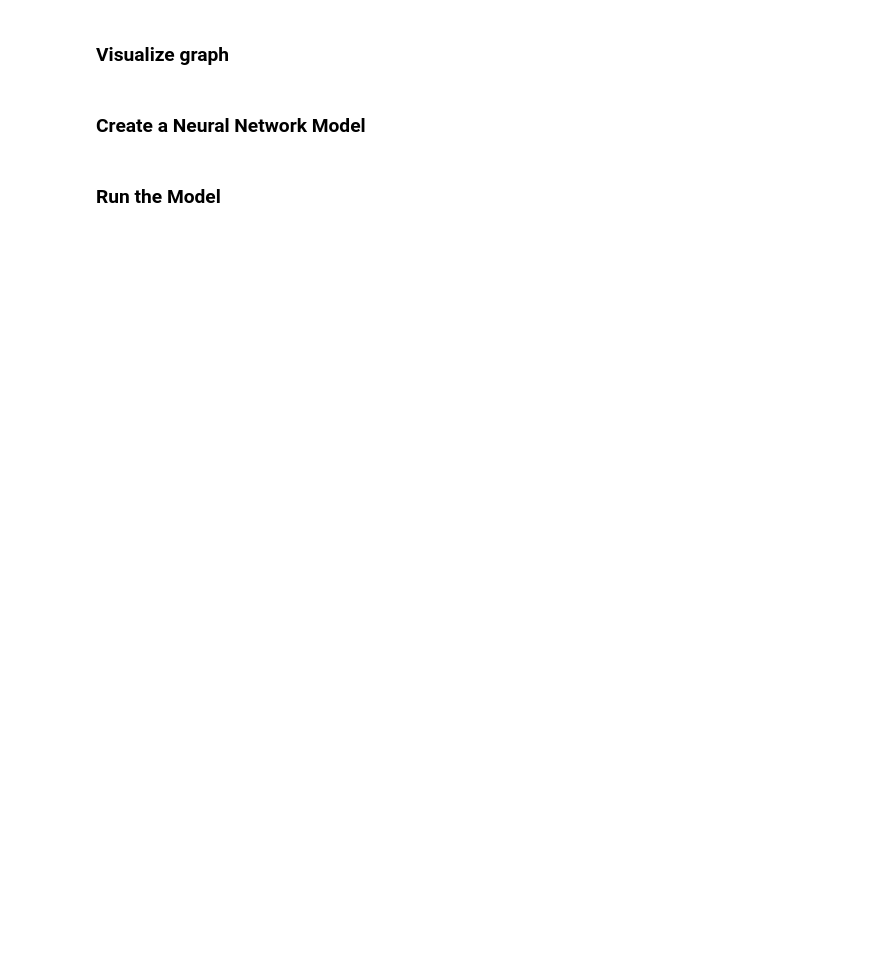
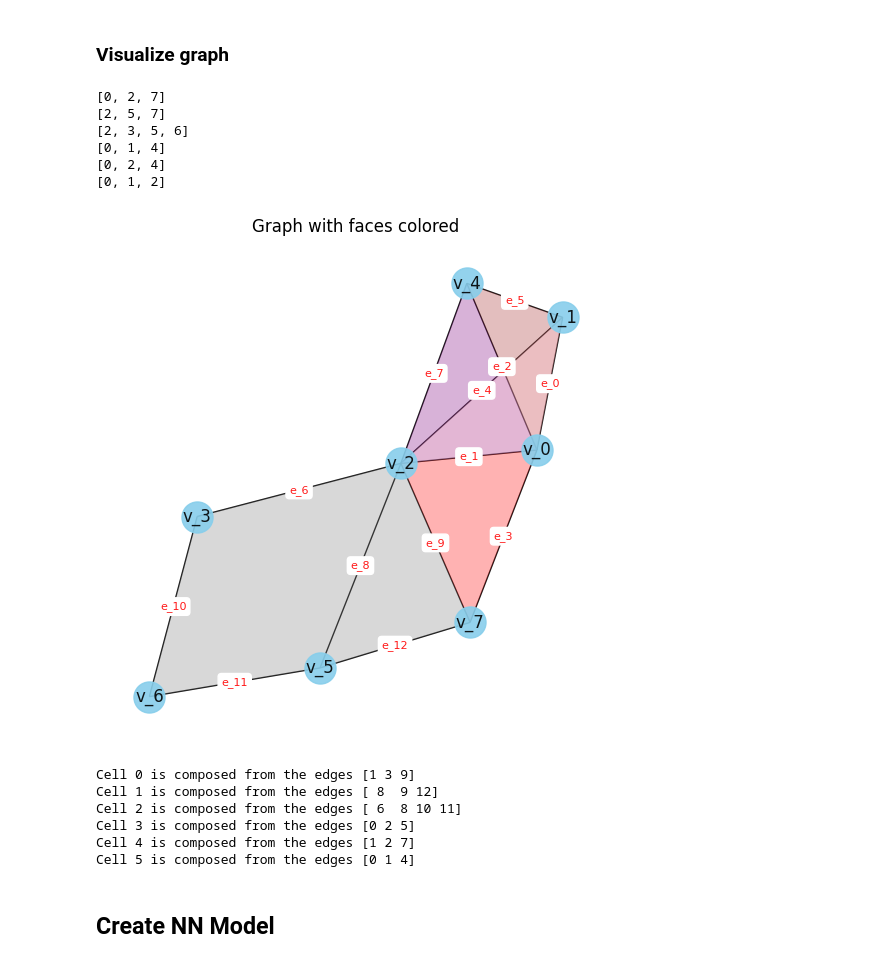
Before and after one commit to pyt-team/challenge-icml-2024, a Jupyter notebook: tutorials/graph2cell/cycle_lifting.ipynb, the cells around one changed output. Drawn from its saved outputs; the diff is of its cells as text; code cells hidden in the pictures; blank space fills up the shorter version.

```diff
--- a/tutorials/graph2cell/cycle_lifting.ipynb
+++ b/tutorials/graph2cell/cycle_lifting.ipynb
@@ -87,11 +114,33 @@ Transform parameters are the same, using existing data_dir: /home/lev/projects/c
 # %% [markdown]
 ### Visualize graph
 # %%
-# from modules.io.utils.utils import plot_manual_graph
-# plot_manual_graph(dataset.data)
-# DONE FOR SIMPLICIAL COMPLEXES; We have to do same for cell and hypergraph
+from modules.io.utils.utils import plot_manual_graph
+plot_manual_graph(dataset)
+# %% [output]
+[0, 2, 7]
+[2, 5, 7]
+[2, 3, 5, 6]
+[0, 1, 4]
+[0, 2, 4]
+[0, 1, 2]
+[figure, added]
+# %%
+incidence_2 = dataset.incidence_2.coalesce()
+indices = incidence_2.indices()
+
+for cell_idx in torch.unique(indices[1]):
+    corresponding_idxs = indices[1]==cell_idx
+    edges = indices[0,corresponding_idxs]
+    print(f"Cell {cell_idx} is composed from the edges {edges.numpy()}")
+# %% [output]
+Cell 0 is composed from the edges [1 3 9]
+Cell 1 is composed from the edges [ 8  9 12]
+Cell 2 is composed from the edges [ 6  8 10 11]
+Cell 3 is composed from the edges [0 2 5]
+Cell 4 is composed from the edges [1 2 7]
+Cell 5 is composed from the edges [0 1 4]
 # %% [markdown]
-### Create a Neural Network Model
+## Create NN Model
 # %%
 from topomodelx.nn.cell.cwn import CWN
 import torch
@@ -132,8 +181,6 @@ class Network(torch.nn.Module):
         x_1 = self.linear_1(x_1)
         x_2 = self.linear_2(x_2)
         return x_0, x_1, x_2
-# %% [markdown]
-### Run the Model
 # %%
 n_layers = 2
 in_channels_0 = dataset_config["num_features"]
```
Also changed, not shown: parts of 23 cells of this notebook, 2 other files.
